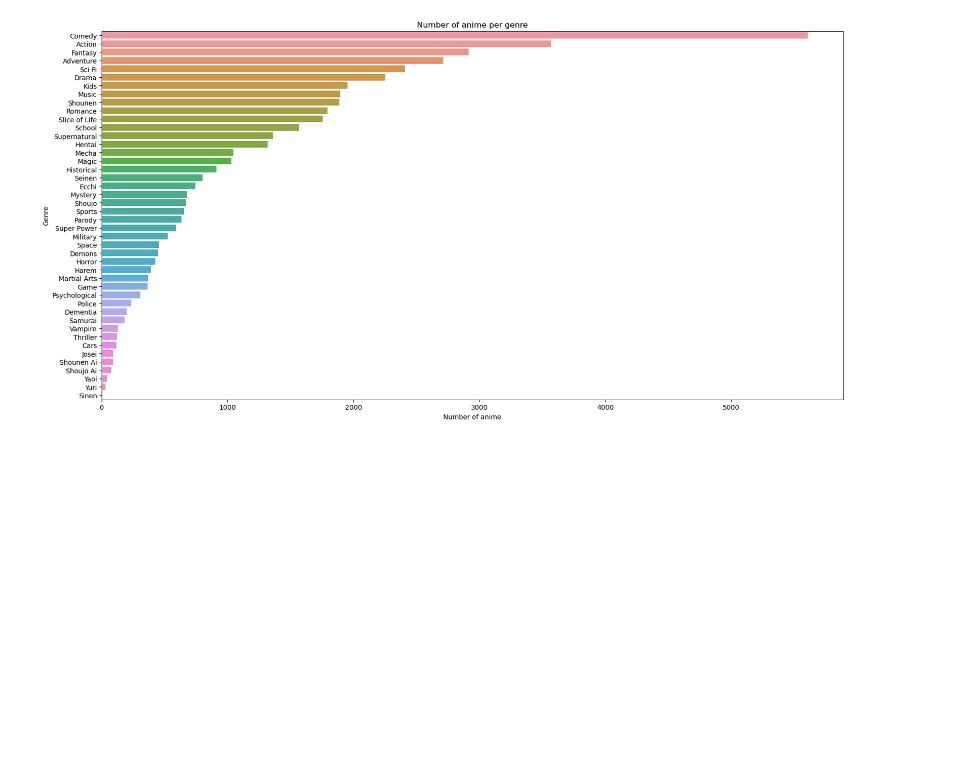
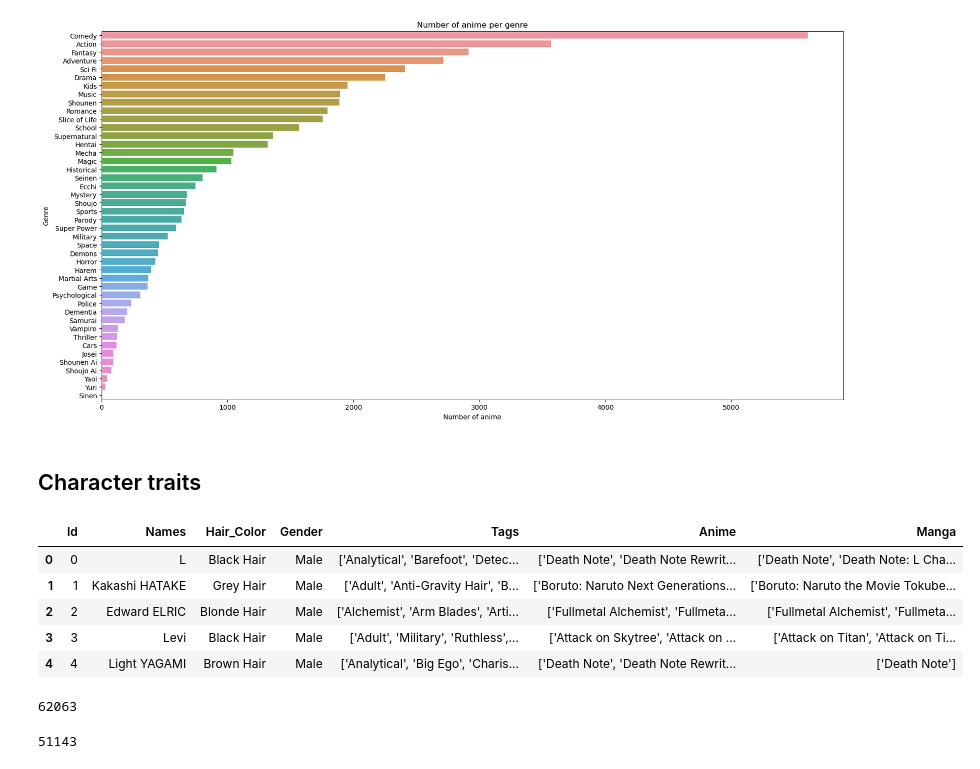
Before and after one commit to com-480-data-visualization/project-2023-vizmoica, a Jupyter notebook: eda_country.ipynb, the cells around one changed output. Saved outputs shown, nothing was run; the diff lists cells and outputs as text; code cells hidden in the pictures; blank space fills up the shorter version.

Commit message:
add character traits stats

```diff
--- a/eda_country.ipynb
+++ b/eda_country.ipynb
@@ -772,3 +774,5 @@ plt.ylabel("Genre")
 plt.show()
 # %% [output]
 [figure]
+# %% [markdown]
+## Character traits
@@ -774,0 +781,17 @@ plt.show()
+# %%
+dfChar.head(5)
+# %% [output]
+|  | Id | Names | Hair_Color | Gender | Tags | Anime | Manga |
+| 0 | 0 | L | Black Hair | Male | ['Analytical', 'Barefoot', 'Detec... | ['Death Note', 'Death Note Rewrit... | ['Death Note', 'Death Note: L Cha... |
+| 1 | 1 | Kakashi HATAKE | Grey Hair | Male | ['Adult', 'Anti-Gravity Hair', 'B... | ['Boruto: Naruto Next Generations... | ['Boruto: Naruto the Movie Tokube... |
+| 2 | 2 | Edward ELRIC | Blonde Hair | Male | ['Alchemist', 'Arm Blades', 'Arti... | ['Fullmetal Alchemist', 'Fullmeta... | ['Fullmetal Alchemist', 'Fullmeta... |
+| 3 | 3 | Levi | Black Hair | Male | ['Adult', 'Military', 'Ruthless',... | ['Attack on Skytree', 'Attack on ... | ['Attack on Titan', 'Attack on Ti... |
+| 4 | 4 | Light YAGAMI | Brown Hair | Male | ['Analytical', 'Big Ego', 'Charis... | ['Death Note', 'Death Note Rewrit... | ['Death Note'] |
+# %%
+dfChar[dfChar["Gender"] == "Male"]["Gender"].count()
+# %% [output]
+62063
+# %%
+dfChar[dfChar["Gender"] == "Female"]["Gender"].count()
+# %% [output]
+51143
```
Also changed, not shown: parts of 12 cells of this notebook, 1 other file.
